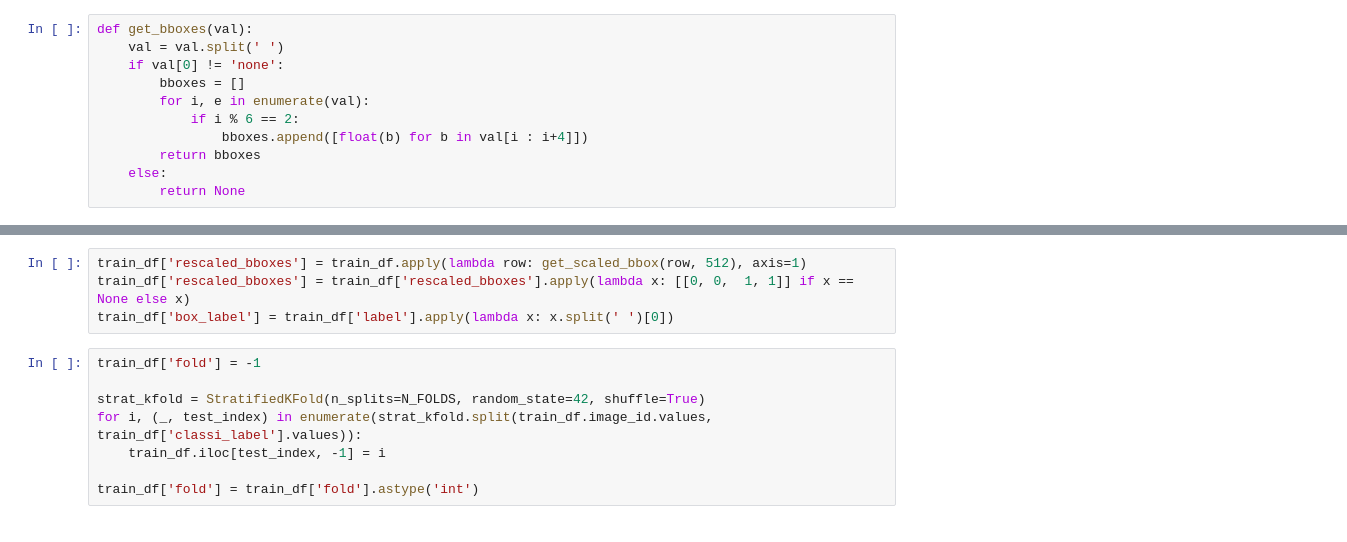
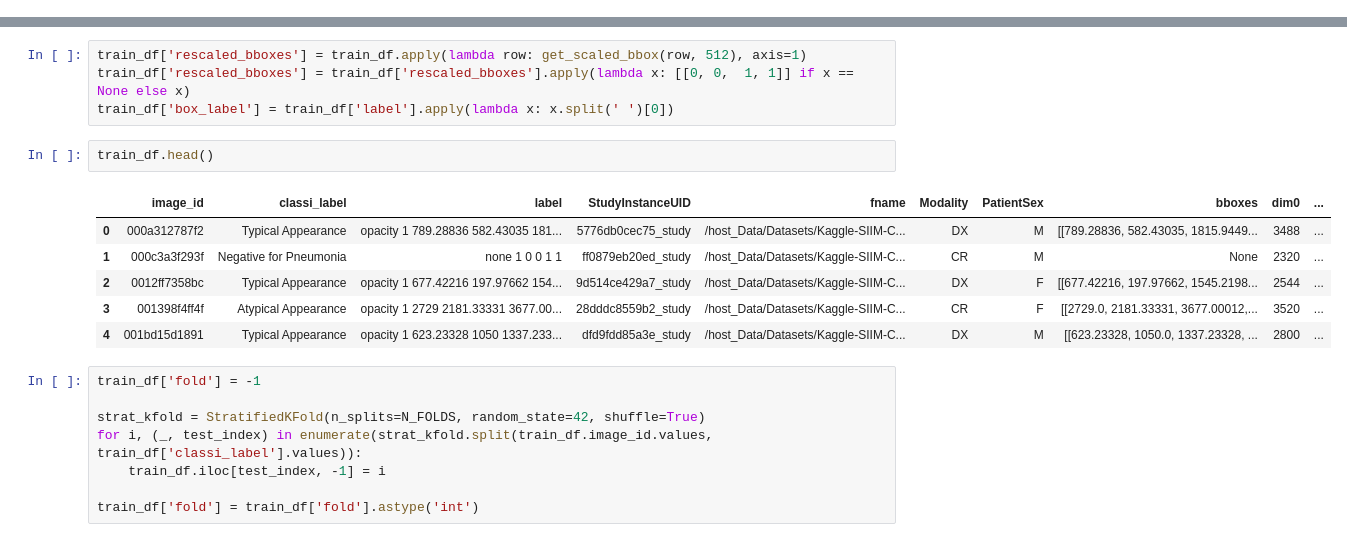
Before and after one commit to bnapora/kag-SIIM-COVID19-Detect, a Jupyter notebook: arshy-SIIM_Covid_DetClassi+Tab_070721.ipynb, the cells around one changed output, grey strips where cells are left out. Saved outputs shown, nothing was run; the diff lists cells and outputs as text.

```diff
--- a/arshy-SIIM_Covid_DetClassi+Tab_070721.ipynb
+++ b/arshy-SIIM_Covid_DetClassi+Tab_070721.ipynb
@@ -104,11 +112,0 @@ train_df = train_df.merge(dcm_df, on='image_id')
-# %%
-def get_bboxes(val):
-    val = val.split(' ')
-    if val[0] != 'none':
-        bboxes = []
-        for i, e in enumerate(val):
-            if i % 6 == 2:
-                bboxes.append([float(b) for b in val[i : i+4]])
-        return bboxes
-    else:
-        return None
@@ -135,6 +142,15 @@ def get_scaled_bbox(row, sz):
 train_df['rescaled_bboxes'] = train_df.apply(lambda row: get_scaled_bbox(row, 512), axis=1)
 train_df['rescaled_bboxes'] = train_df['rescaled_bboxes'].apply(lambda x: [[0, 0,  1, 1]] if x == None else x)
 train_df['box_label'] = train_df['label'].apply(lambda x: x.split(' ')[0])
+# %%
+train_df.head()
+# %% [output]
+|  | image_id | classi_label | label | StudyInstanceUID | fname | Modality | PatientSex | bboxes | dim0 | ... |
+| 0 | 000a312787f2 | Typical Appearance | opacity 1 789.28836 582.43035 181... | 5776db0cec75_study | /host_Data/Datasets/Kaggle-SIIM-C... | DX | M | [[789.28836, 582.43035, 1815.9449... | 3488 | ... |
+| 1 | 000c3a3f293f | Negative for Pneumonia | none 1 0 0 1 1 | ff0879eb20ed_study | /host_Data/Datasets/Kaggle-SIIM-C... | CR | M | None | 2320 | ... |
+| 2 | 0012ff7358bc | Typical Appearance | opacity 1 677.42216 197.97662 154... | 9d514ce429a7_study | /host_Data/Datasets/Kaggle-SIIM-C... | DX | F | [[677.42216, 197.97662, 1545.2198... | 2544 | ... |
+| 3 | 001398f4ff4f | Atypical Appearance | opacity 1 2729 2181.33331 3677.00... | 28dddc8559b2_study | /host_Data/Datasets/Kaggle-SIIM-C... | CR | F | [[2729.0, 2181.33331, 3677.00012,... | 3520 | ... |
+| 4 | 001bd15d1891 | Typical Appearance | opacity 1 623.23328 1050 1337.233... | dfd9fdd85a3e_study | /host_Data/Datasets/Kaggle-SIIM-C... | DX | M | [[623.23328, 1050.0, 1337.23328, ... | 2800 | ... |
 # %%
 train_df['fold'] = -1
 
```
Also changed, not shown: parts of 3 cells of this notebook, 5 other files.
